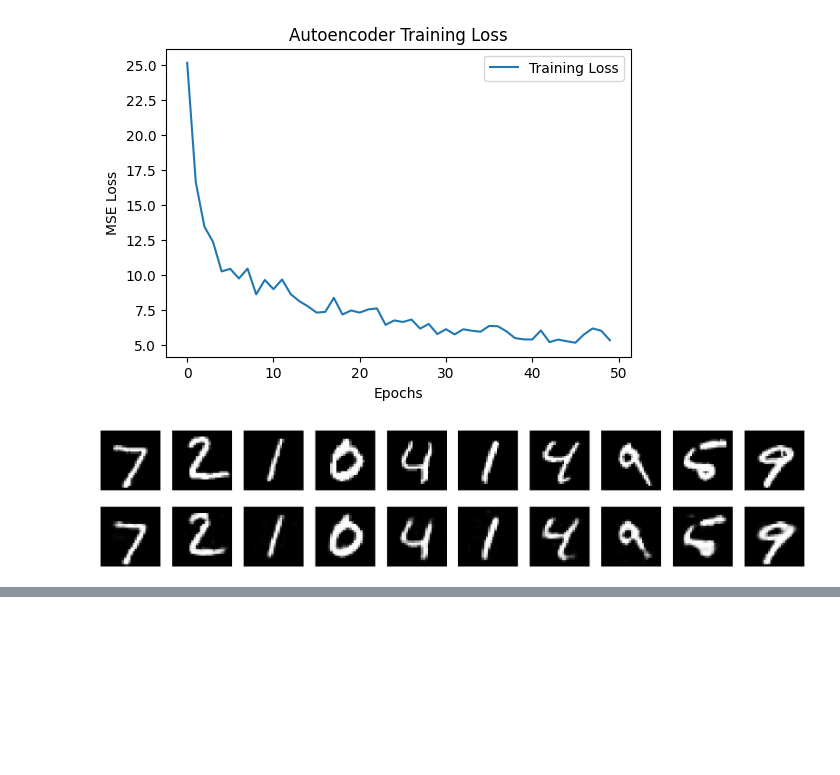
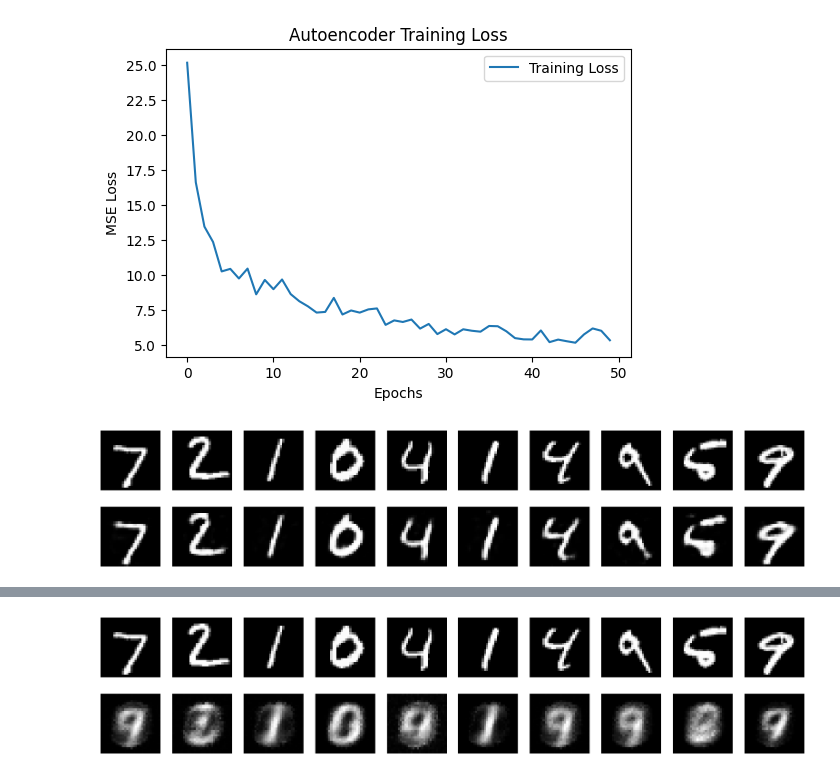
Before and after one commit to youmengg/CI_Project, a Jupyter notebook: notebook/project_demo.ipynb, the cells around one changed output, grey strips where cells are left out. Cells and saved outputs as stored; diff of their text form; code cells hidden in the pictures; blank space fills up the shorter version.

```diff
--- a/notebook/project_demo.ipynb
+++ b/notebook/project_demo.ipynb
@@ -0,0 +9,5 @@
+# %%
+np.random.seed(42)
+
+X = np.random.randn(5, 3)      # batch=5, input=3
+y = np.random.randn(5, 4)      # output=4
@@ -128,0 +383,25 @@ plt.show()
+# %%
+# Autoencoder architecture (same as your library)
+input_dim = 28*28
+latent_dim = 128
+
+# Build Keras autoencoder
+keras_autoencoder = Sequential([
+    Dense(128, activation='relu', input_shape=(input_dim,)),
+    Dense(latent_dim, activation='relu', name='encoder'),
+    Dense(128, activation='relu'),
+    Dense(input_dim, activation='sigmoid')
+])
+
+keras_autoencoder.compile(optimizer=SGD(learning_rate=0.05), loss=MeanSquaredError())
+
+# Train Keras autoencoder
+start_time = time.time()
+history = keras_autoencoder.fit(X_train, X_train, epochs=100, batch_size=256, verbose=1)
+keras_time = time.time() - start_time
+
+# Reconstruction loss on test set
+reconstructions = keras_autoencoder.predict(X_test)
+mse = np.mean((X_test - reconstructions)**2)
+print(f"Keras Autoencoder Test MSE: {mse:.4f}")
+print(f"Keras Autoencoder training time: {keras_time:.2f} seconds")
@@ -128,0 +445,17 @@ plt.show()
+# %%
+#Visuals
+n = 10
+plt.figure(figsize=(20,4))
+for i in range(n):
+    # Original
+    plt.subplot(2, n, i+1)
+    plt.imshow(X_test[i].reshape(28,28), cmap='gray')
+    plt.axis('off')
+
+    # Reconstructed (Keras)
+    plt.subplot(2, n, i+n+1)
+    plt.imshow(reconstructions[i].reshape(28,28), cmap='gray')
+    plt.axis('off')
+plt.show()
+# %% [output]
+[figure, added]
```
Also changed, not shown: parts of 25 cells of this notebook.
